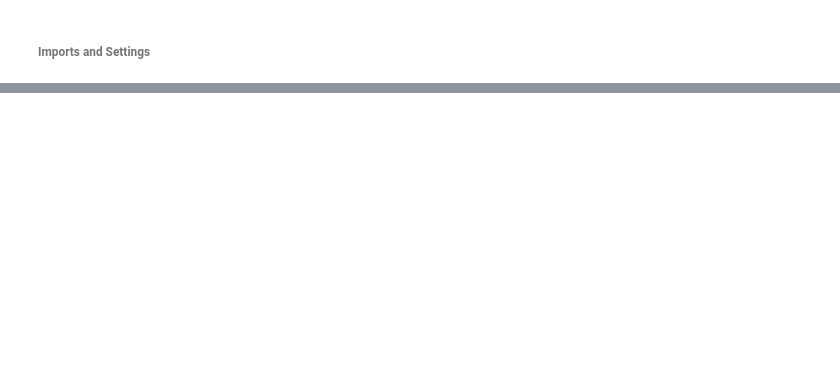
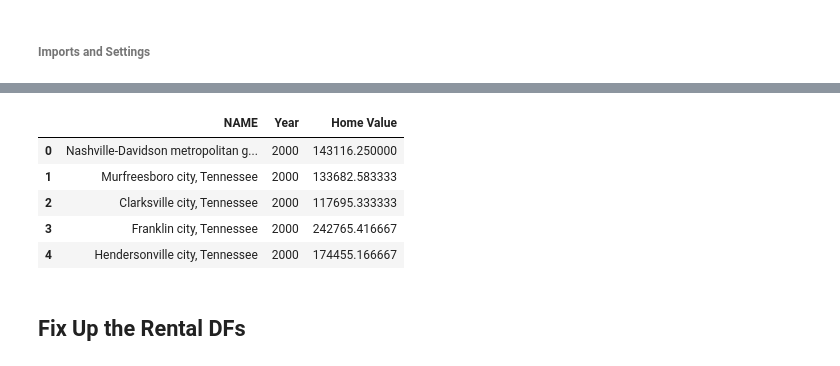
Before and after one commit to Greater-Nashville-Regional-Council/Parent-Data-Gathering, a Jupyter notebook: notebooks/2. Data Download Formatting/Zillow Data.ipynb, the cells around one changed output, grey strips where cells are left out. Drawn from its saved outputs; the diff is of its cells as text; code cells hidden in the pictures; blank space fills up the shorter version.

```diff
--- a/notebooks/2. Data Download Formatting/Zillow Data.ipynb
+++ b/notebooks/2. Data Download Formatting/Zillow Data.ipynb
@@ -75,0 +72,53 @@ hv_metrous.head(200)
+# %%
+year = data['NAME'].str.split(pat = "-", expand = True)
+data['Year'] = year[0]
+# %%
+GNRCCounties = [data['Stewart County'], data['Montgomery County'], data['Houston County'], data['Humphreys County'],
+                data['Dickson County'], data['Cheatham County'], data['Robertson County'],
+                data['Sumner County'], data['Davidson County'],data['Wilson County'],
+                data['Trousdale County'],data['Williamson County'], data['Rutherford County']]
+data['GNRC'] = sum(GNRCCounties)
+GNRCCountiesAll = [data['Stewart County'], data['Montgomery County'], data['Houston County'], data['Humphreys County'],
+                   data['Dickson County'], data['Cheatham County'], data['Robertson County'],
+                   data['Sumner County'], data['Davidson County'],data['Wilson County'],
+                   data['Trousdale County'],data['Williamson County'], data['Rutherford County'], data['Maury County']]
+data['GNRC Region'] = sum(GNRCCountiesAll)
+MPOCounties = [data['Robertson County'], data['Sumner County'], data['Davidson County'], data['Wilson County'], data['Williamson County'],
+              data['Rutherford County'], data['Maury County']]
+data['MPO'] = sum(MPOCounties)
+# %%
+data = data.rename(columns = {'Nashville': 'Nashville-Davidson metropolitan government (balance), Tennessee', 'Murfreesboro': 'Murfreesboro city, Tennessee',
+                              'Clarksville': 'Clarksville city, Tennessee', 'Franklin': 'Franklin city, Tennessee',
+                              'Hendersonville': 'Hendersonville city, Tennessee', 'Lebanon': 'Lebanon city, Tennessee',
+                              'Columbia': 'Columbia city, Tennessee', 'Smyrna': 'Smyrna town, Tennessee', 'Mount Juliet': 'Mount Juliet city, Tennessee',
+                              'Gallatin': 'Gallatin city, Tennessee', 'Brentwood': 'Brentwood city, Tennessee',
+                              'Spring Hill': 'Spring Hill city, Tennessee', 'La Vergne': 'La Vergne city, Tennessee',
+                              'Nolensville': 'Nolensville town, Tennessee', 'Ashland City': 'Ashland City town, Tennessee',
+                              'White House': 'White House city, Tennessee', 'Fairview': 'Fairview city, Tennessee',
+                              'Thompsons Station': "Thompson's Station town, Tennessee", 'Millersville': 'Millersville city, Tennessee',
+                              'Davidson County': 'Davidson County, Tennessee', 'Rutherford County': 'Rutherford County, Tennessee',
+                              'Williamson County': 'Williamson County, Tennessee', 'Montgomery County': 'Montgomery County, Tennessee',
+                              'Sumner County': 'Sumner County, Tennessee', 'Wilson County': 'Wilson County, Tennessee',
+                              'Maury County': 'Maury County, Tennessee', 'Robertson County': 'Robertson County, Tennessee',
+                              'Dickson County': 'Dickson County, Tennessee', 'Cheatham County': 'Cheatham County, Tennessee',
+                              'Macon County': 'Macon County, Tennessee', 'Allen County': 'Allen County, Tennessee',
+                              'Humphreys County': 'Humphreys County, Tennessee', 'Stewart County': 'Stewart County, Tennessee',
+                              'Trousdale County': 'Trousdale County, Tennessee', 'Houston County': 'Houston County, Tennessee',
+                              'Nashville, TN': 'Nashville MSA', 'Clarksville, TN': 'Clarksville MSA'})
+# %%
+data = data.groupby(['Year']).mean()
+data = data.transpose().reset_index()
+data = data.rename(columns = {'RegionName':'NAME'})
+data = data.set_index('NAME')
+data = data.melt(value_name = 'Home Value', ignore_index = False)
+hv = data.reset_index()
+hv.head()
+# %% [output]
+|  | NAME | Year | Home Value |
+| 0 | Nashville-Davidson metropolitan g... | 2000 | 143116.250000 |
+| 1 | Murfreesboro city, Tennessee | 2000 | 133682.583333 |
+| 2 | Clarksville city, Tennessee | 2000 | 117695.333333 |
+| 3 | Franklin city, Tennessee | 2000 | 242765.416667 |
+| 4 | Hendersonville city, Tennessee | 2000 | 174455.166667 |
+# %% [markdown]
+## Fix Up the Rental DFs
```
Also changed, not shown: parts of 25 cells of this notebook, 3 other files.
